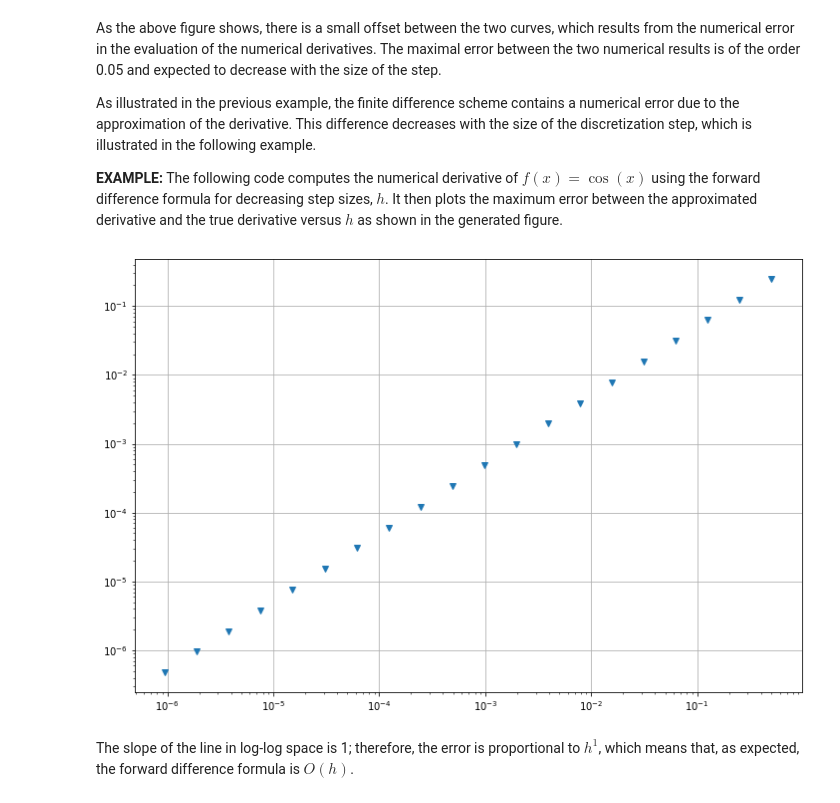
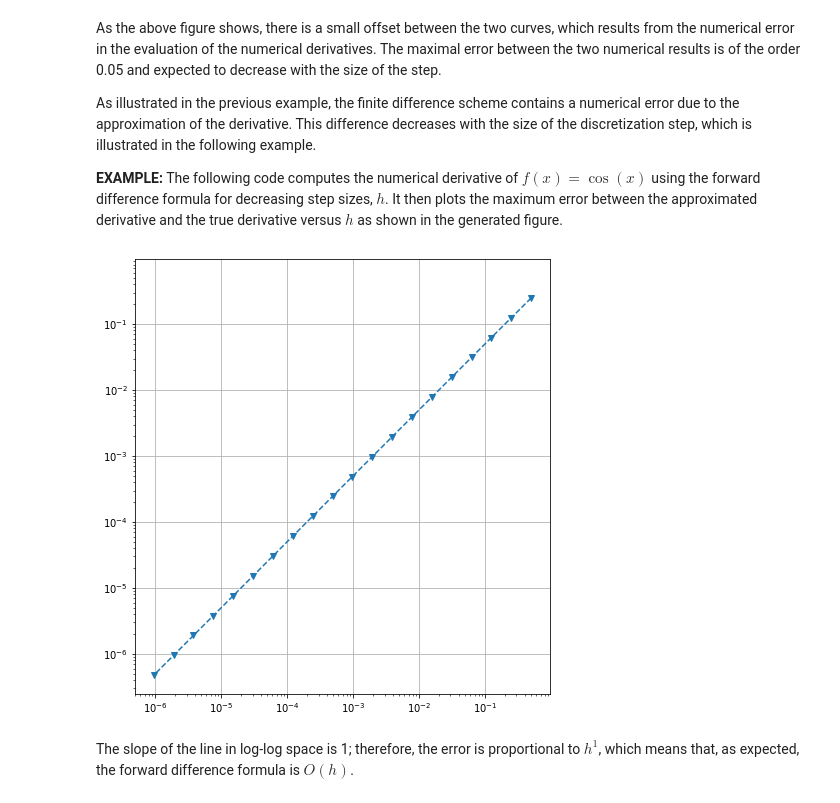
Before and after one commit to maprieto/SoftwareProfesionalAcustica, a Jupyter notebook: notebooks/FD_approximation-derivatives.ipynb, the cells around one changed output. Saved outputs shown, nothing was run; the diff lists cells and outputs as text; code cells hidden in the pictures.

```diff
--- a/notebooks/FD_approximation-derivatives.ipynb
+++ b/notebooks/FD_approximation-derivatives.ipynb
@@ -199,35 +199,36 @@ iterations = 20
 # list to store our step sizes
 step_size = []
 # list to store max error for each step size
 max_error = []
 
 for i in range(iterations):
     # halve the step size
     h /= 2
     # store this step size
     step_size.append(h)
     # compute new grid
     x = np.arange(0, 2 * np.pi, h)
     # compute function value at grid
     y = np.cos(x)
     # compute vector of forward differences
     forward_diff = np.diff(y)/h
     # compute corresponding grid
     x_diff = x[:-1]
     # compute exact solution
     exact_solution = -np.sin(x_diff)
 
     # Compute max error between
     # numerical derivative and exact solution
     max_error.append(np.max(np.abs(exact_solution - forward_diff)))
 
 # produce log-log plot of max error versus step size
 plt.figure(figsize = (12, 8))
-plt.loglog(step_size, max_error, 'v')
+plt.loglog(step_size, max_error, 'v--')
+plt.axis("square")
 plt.grid()
 plt.show()
 # %% [output]
-[figure, old version]
+[figure, new version]
 # %% [markdown]
 The slope of the line in log-log space is 1; therefore, the error is proportional to $h^1$, which means that, as expected, the forward difference formula is $O(h)$.
 # %% [markdown]
```
Also changed, not shown: parts of 2 cells of this notebook, 4 other files.
